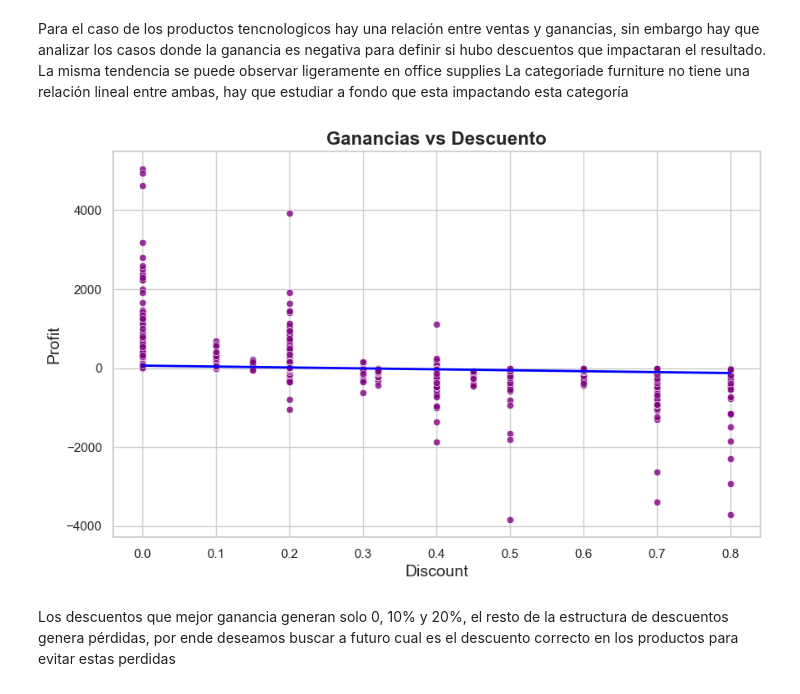
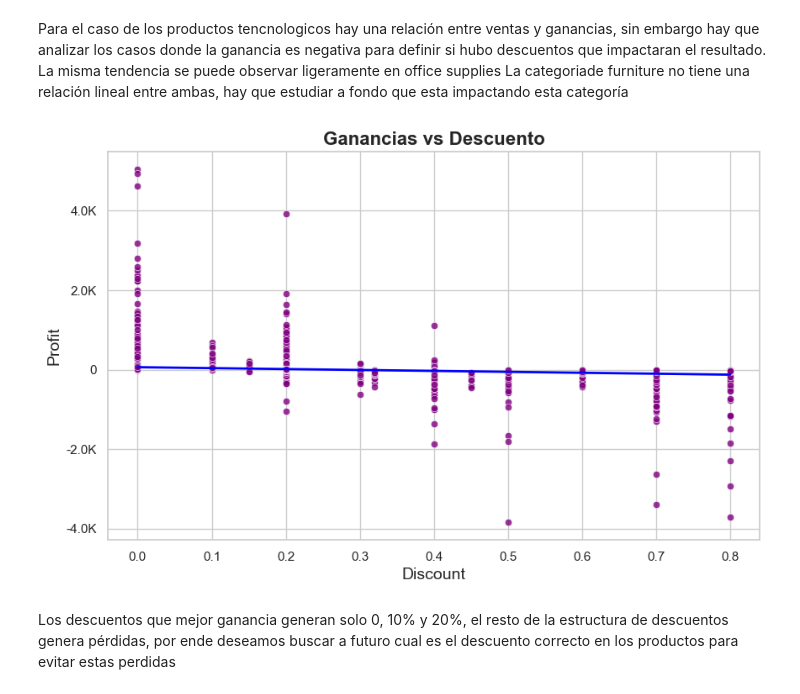
Before and after one commit to yusleylabrador/DCI_Proyecto, a Jupyter notebook: Proyecto_Ventas_Yusley.ipynb, the cells around one changed output. Drawn from its saved outputs; the diff is of its cells as text; code cells hidden in the pictures.

```diff
--- a/Proyecto_Ventas_Yusley.ipynb
+++ b/Proyecto_Ventas_Yusley.ipynb
@@ -425,11 +427,21 @@ La variabilidad de ganancias en mucho mayor en tecnology, para office supply es
 #Nota Podemos aplicar escala logaritmica para achicar mejor escala
 #o podemos filtrar ventas>a X cantidad
 
+def format_sales(value, tick_number):
+    if value >= 1_000_000 or value <= -1_000_000:  # Valores positivos o negativos en millones
+        return f'{value / 1_000_000:.1f}M'
+    elif value >= 1_000 or value <= -1_000:  # Valores positivos o negativos en miles
+        return f'{value / 1_000:.1f}K'
+    else:  # Para valores menores a mil y mayores que -1 mil
+        return f'{value:.0f}'  # Mostrar el valor sin modificar
 
 plt.figure(figsize=(8, 6))
 sns.scatterplot(x='Sales', y='Profit', data=df, hue='Category', palette='Set1')
 plt.title('Relación entre Ventas y Ganancias')
 plt.xlabel('Ventas')
 plt.ylabel('Ganancias')
+
+# Aplicar el formateador FuncFormatter para el eje de Profit
+plt.gca().yaxis.set_major_formatter(FuncFormatter(format_sales))
 plt.show()
 # %% [output]
@@ -439,6 +451,14 @@ plt.show()
 
 #Creamos DF ventas mayor a 5000 y Ganancia mayor a -2000
 df_filtrado_ventas =df[(df['Sales'] < 5000) & (df['Profit'] > -2000)]
+
+def format_sales(value, tick_number):
+    if value >= 1_000_000 or value <= -1_000_000:  # Valores positivos o negativos en millones
+        return f'{value / 1_000_000:.1f}M'
+    elif value >= 1_000 or value <= -1_000:  # Valores positivos o negativos en miles
+        return f'{value / 1_000:.1f}K'
+    else:  # Para valores menores a mil y mayores que -1 mil
+        return f'{value:.0f}'  # Mostrar el valor sin modificar
 
 #Volvemos a generar el Gráfico
 plt.figure(figsize=(8, 6))
@@ -446,5 +466,8 @@ sns.scatterplot(x='Sales', y='Profit', data=df_filtrado_ventas, hue='Category',
 plt.title('Relación entre Ventas y Ganancias')
 plt.xlabel('Ventas')
 plt.ylabel('Ganancias')
+
+# Aplicar el formateador FuncFormatter para el eje de Profit
+plt.gca().yaxis.set_major_formatter(FuncFormatter(format_sales))
 plt.show()
 # %% [output]
@@ -456,25 +479,36 @@ La categoriade furniture no tiene una relación lineal entre ambas, hay que estu
 # %%
 #Ganancia Vs Decuento
 # Configurar el estilo de Seaborn
+df_filtrado_ventas =df[(df['Sales'] < 5000) & (df['Profit'] > -2000)]
+
+def format_sales(value, tick_number):
+    if value >= 1_000_000 or value <= -1_000_000:  # Valores positivos o negativos en millones
+        return f'{value / 1_000_000:.1f}M'
+    elif value >= 1_000 or value <= -1_000:  # Valores positivos o negativos en miles
+        return f'{value / 1_000:.1f}K'
+    else:  # Para valores menores a mil y mayores que -1 mil
+        return f'{value:.0f}'  # Mostrar el valor sin modificar
+
 sns.set(style="whitegrid")
 
 df_filtrado_profit = df[(df['Profit'] > -4000) & (df['Profit'] < 5500)]
 
 # Crear el gráfico de dispersión
 plt.figure(figsize=(10, 6))
 sns.scatterplot(data=df_filtrado_profit, x='Discount', y='Profit', color='purple', alpha=0.8)
 
 # Configurar el título y las etiquetas de los ejes
 plt.title('Ganancias vs Descuento', fontsize=16, fontweight='bold')
 plt.xlabel('Descuento', fontsize=14)
 plt.ylabel('Ganancias (Profit)', fontsize=14)
 
 # Mostrar la línea de tendencia
 sns.regplot(data=df_filtrado_profit, x='Discount', y='Profit', scatter=False, color='blue', line_kws={'linewidth': 2})
+plt.gca().yaxis.set_major_formatter(FuncFormatter(format_sales))
 
 # Mostrar el gráfico
 plt.show()
 # %% [output]
-[figure, old version]
+[figure, new version]
 # %% [markdown]
 Los descuentos que mejor ganancia generan solo 0, 10% y 20%, el resto de la estructura de descuentos genera pérdidas, por ende deseamos buscar a futuro cual es el descuento correcto en los productos para evitar estas perdidas
```
Also changed, not shown: parts of 6 cells of this notebook.
